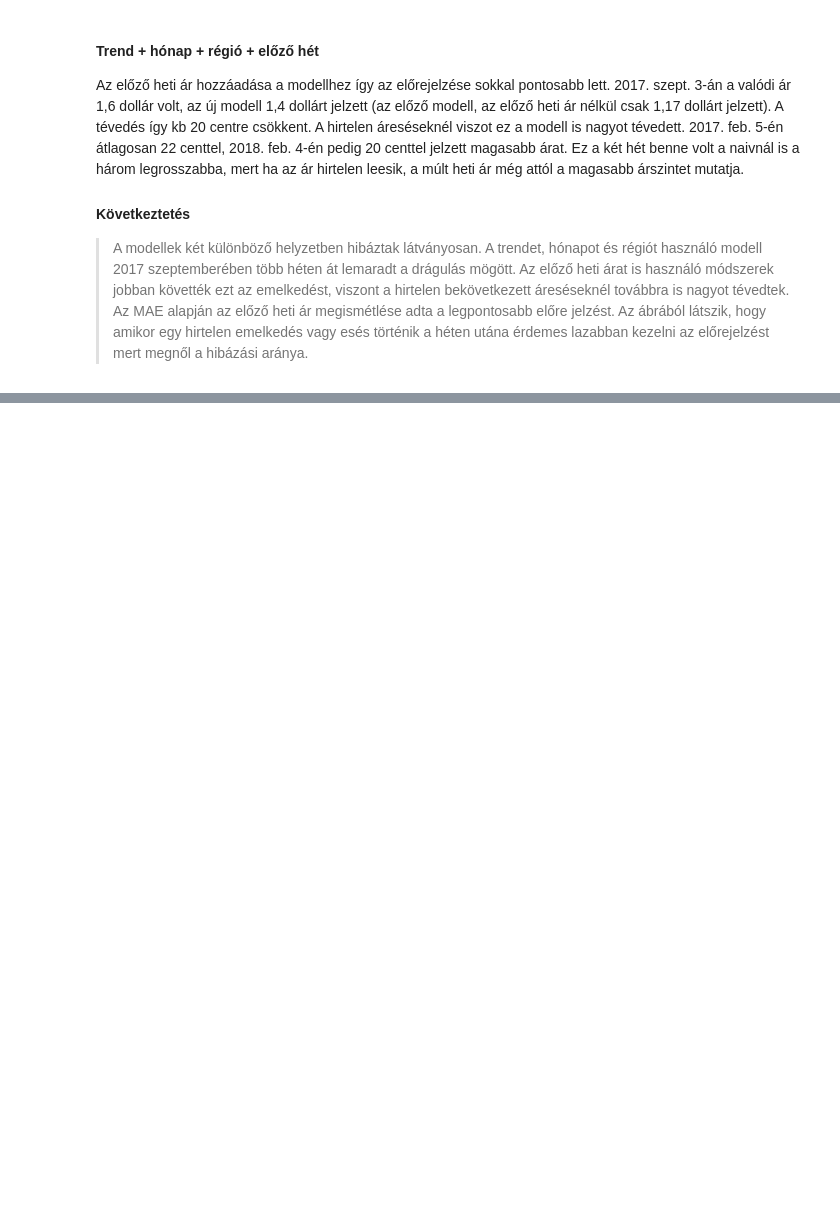
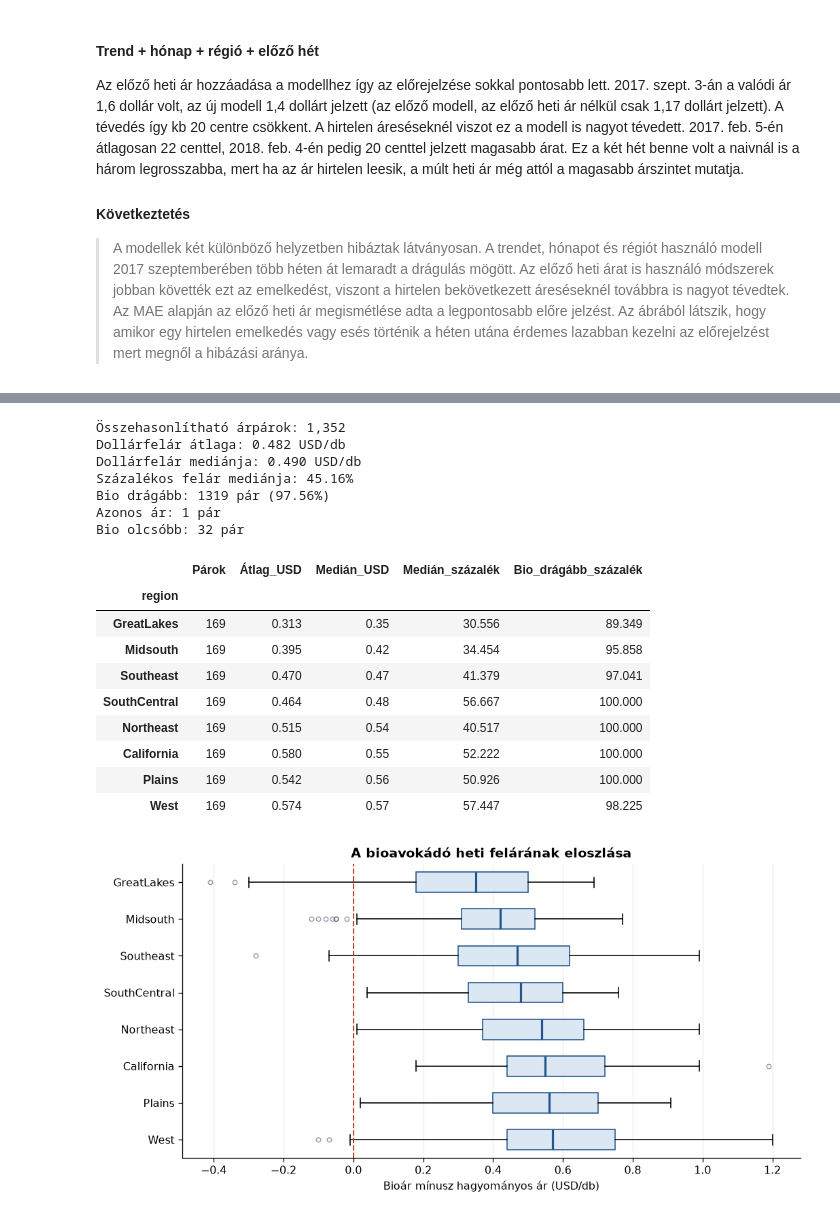
Before and after one commit to ngygbr01/avocado_price_forecasting, a Jupyter notebook: main.ipynb, the cells around one changed output, grey strips where cells are left out. Cells and saved outputs as stored; diff of their text form; code cells hidden in the pictures; blank space fills up the shorter version.

```diff
--- a/main.ipynb
+++ b/main.ipynb
@@ -414,0 +428,62 @@ Az előző heti ár hozzáadása a modellhez így az előrejelzése sokkal ponto
+# %%
+pairs = (
+    regional.pivot(index=["Date", "region"], columns="type", values="AveragePrice")
+    .dropna(subset=["organic", "conventional"])
+    .reset_index()
+)
+pairs["premium_usd"] = pairs["organic"] - pairs["conventional"]
+pairs["premium_pct"] = 100 * pairs["premium_usd"] / pairs["conventional"]
+pairs["bio_higher"] = pairs["premium_usd"].gt(0)
+pairs["year"] = pairs["Date"].dt.year
+
+print(f"Összehasonlítható árpárok: {len(pairs):,}")
+print(f"Dollárfelár átlaga: {pairs['premium_usd'].mean():.3f} USD/db")
+print(f"Dollárfelár mediánja: {pairs['premium_usd'].median():.3f} USD/db")
+print(f"Százalékos felár mediánja: {pairs['premium_pct'].median():.2f}%")
+print(f"Bio drágább: {pairs['bio_higher'].sum()} pár ({100 * pairs['bio_higher'].mean():.2f}%)")
+print(f"Azonos ár: {pairs['premium_usd'].eq(0).sum()} pár")
+print(f"Bio olcsóbb: {pairs['premium_usd'].lt(0).sum()} pár")
+
+premium_by_region = pairs.groupby("region").agg(
+    Párok=("premium_usd", "size"),
+    Átlag_USD=("premium_usd", "mean"),
+    Medián_USD=("premium_usd", "median"),
+    Medián_százalék=("premium_pct", "median"),
+    Bio_drágább_százalék=("bio_higher", lambda values: 100 * values.mean()),
+).sort_values("Medián_USD")
+display(premium_by_region.round(3))
+
+region_order = premium_by_region.index
+fig, ax = plt.subplots(figsize=(9, 4.5), layout="constrained")
+ax.boxplot(
+    [pairs.loc[pairs["region"].eq(region), "premium_usd"] for region in region_order],
+    orientation="horizontal", patch_artist=True, widths=0.55,
+    boxprops={"facecolor": "#dbe8f4", "edgecolor": BLUE},
+    medianprops={"color": BLUE, "linewidth": 2},
+    flierprops={"marker": "o", "markersize": 4, "markeredgecolor": GRAY, "alpha": 0.6},
+)
+ax.set_yticks(range(1, len(region_order) + 1), region_order)
+ax.axvline(0, color=ORANGE, ls="--", lw=1.3)
+ax.set(title="A bioavokádó heti felárának eloszlása", xlabel="Bioár mínusz hagyományos ár (USD/db)")
+ax.invert_yaxis()
+ax.grid(axis="x")
+plt.show()
+# %% [output]
+Összehasonlítható árpárok: 1,352
+Dollárfelár átlaga: 0.482 USD/db
+Dollárfelár mediánja: 0.490 USD/db
+Százalékos felár mediánja: 45.16%
+Bio drágább: 1319 pár (97.56%)
+Azonos ár: 1 pár
+Bio olcsóbb: 32 pár
+|  | Párok | Átlag_USD | Medián_USD | Medián_százalék | Bio_drágább_százalék |
+| region |  |  |  |  |  |
+| GreatLakes | 169 | 0.313 | 0.35 | 30.556 | 89.349 |
+| Midsouth | 169 | 0.395 | 0.42 | 34.454 | 95.858 |
+| Southeast | 169 | 0.470 | 0.47 | 41.379 | 97.041 |
+| SouthCentral | 169 | 0.464 | 0.48 | 56.667 | 100.000 |
+| Northeast | 169 | 0.515 | 0.54 | 40.517 | 100.000 |
+| California | 169 | 0.580 | 0.55 | 52.222 | 100.000 |
+| Plains | 169 | 0.542 | 0.56 | 50.926 | 100.000 |
+| West | 169 | 0.574 | 0.57 | 57.447 | 98.225 |
+[figure, added]
```
Also changed, not shown: parts of 8 cells of this notebook.
